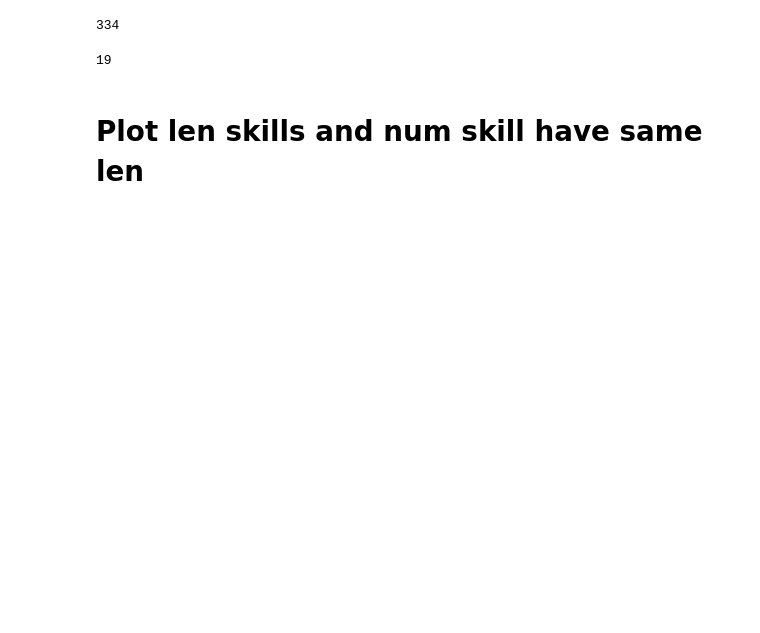
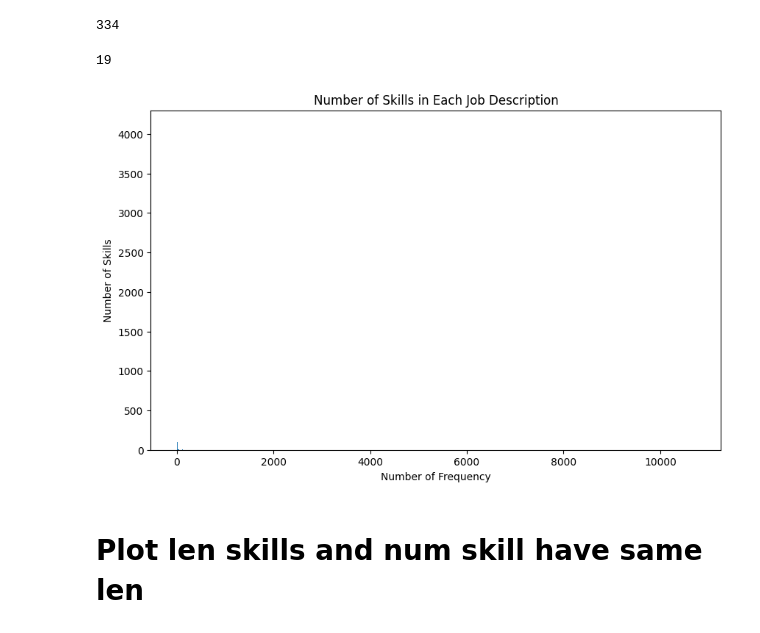
Before and after one commit to nnccuong-tmabd/middle-intern-tma, a Jupyter notebook: plot_data.ipynb, the cells around one changed output. Saved outputs shown, nothing was run; the diff lists cells and outputs as text; code cells hidden in the pictures; blank space fills up the shorter version.

```diff
--- a/plot_data.ipynb
+++ b/plot_data.ipynb
@@ -59,12 +59,14 @@ num_bin
 # %%
 import matplotlib.pyplot as plt
 
 # Create a bar chart to visualize the number of skills for each JD
 plt.figure(figsize=(10, 6))  # Set the figure size (adjust as needed)
-plt.bar(list(statist_freq.keys()), list(statist_freq.values()), bins=num_bin)
+plt.bar(list(statist_freq.keys()), list(statist_freq.values()))
 plt.xlabel('Number of Frequency')
 plt.ylabel('Number of Skills')
 plt.title('Number of Skills in Each Job Description')
 plt.show()
+# %% [output]
+[figure, added]
 # %% [markdown]
 # Plot len skills and num skill have same len
```
Also changed, not shown: parts of 3 cells of this notebook, 6 other files.
